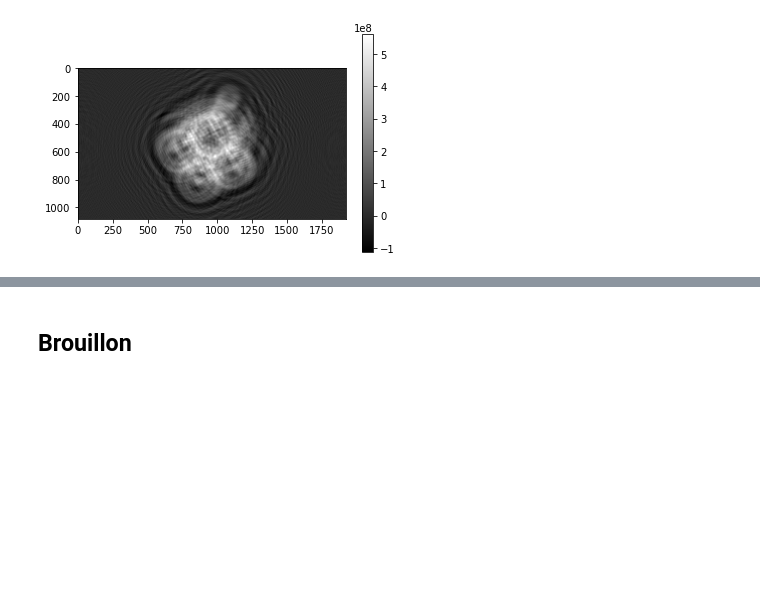
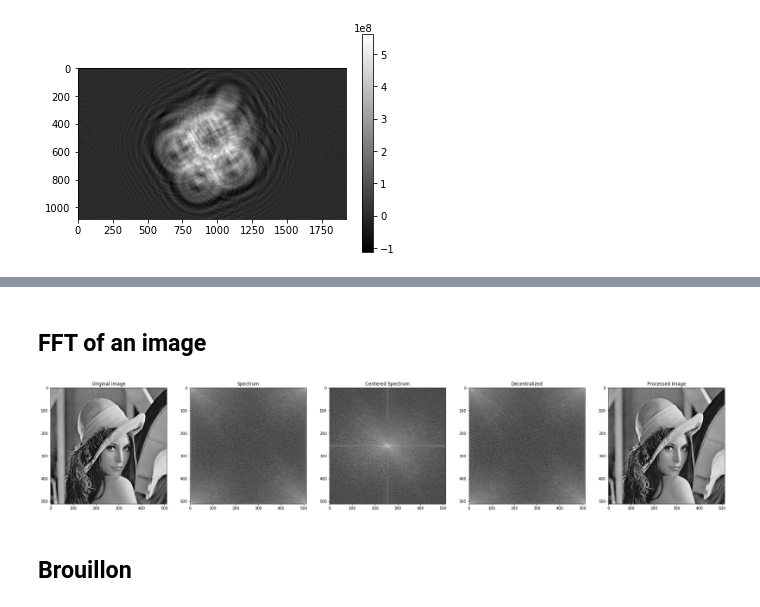
Before and after one commit to fernandolucasaa/computerGeneratedHolography, a Jupyter notebook: implementations_codes/source-separation/separationSources.ipynb, the cells around one changed output, grey strips where cells are left out. Cells and saved outputs as stored; diff of their text form; code cells hidden in the pictures; blank space fills up the shorter version.

```diff
--- a/implementations_codes/source-separation/separationSources.ipynb
+++ b/implementations_codes/source-separation/separationSources.ipynb
@@ -452,3 +462,30 @@ plt.show()
+# %% [markdown]
+## FFT of an image
+# %%
+# Folder's path
+path = 'C:\\Users\\ferna\\Desktop\\computerGeneratedHolography'
+data_path  = path + '\\data'
+
+img = plt.imread(data_path + '\\'+ 'lena.bmp' )
+
+ft = np.fft.fft2(img)
+ft2 = np.fft.fftshift(ft)
+ft3 = np.fft.ifftshift(ft2)
+ft4 = np.fft.ifft2(ft3)
+
+plt.figure(figsize=(6.4*5, 4.8*5), constrained_layout=False)
+
+plt.subplot(151), plt.imshow(img, "gray"), plt.title("Original Image")
+plt.subplot(152), plt.imshow(np.log(1+np.abs(ft)), "gray"), plt.title("Spectrum")
+plt.subplot(153), plt.imshow(np.log(1+np.abs(ft2)), "gray"), plt.title("Centered Spectrum")
+plt.subplot(154), plt.imshow(np.log(1+np.abs(ft3)), "gray"), plt.title("Decentralized")
+plt.subplot(155), plt.imshow(np.abs(ft4), "gray"), plt.title("Processed Image")
+plt.show()
+
+#plt.imshow(np.log(1+np.abs(ft2)), "gray")
+#plt.show()
+# %% [output]
+[figure, added]
 # %% [markdown]
 ## Brouillon
 # %%
```
Also changed, not shown: parts of 29 cells of this notebook, 20 other files.
